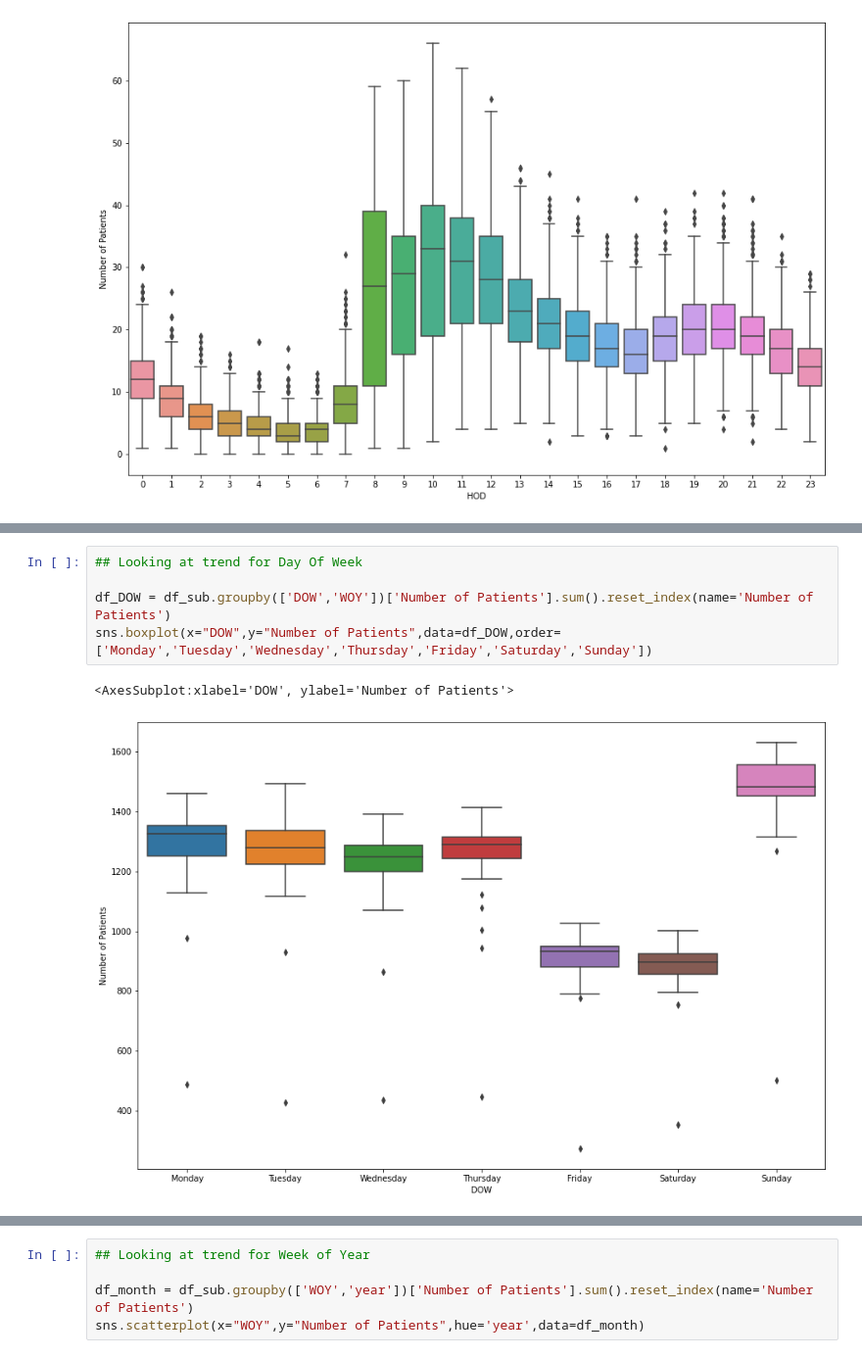
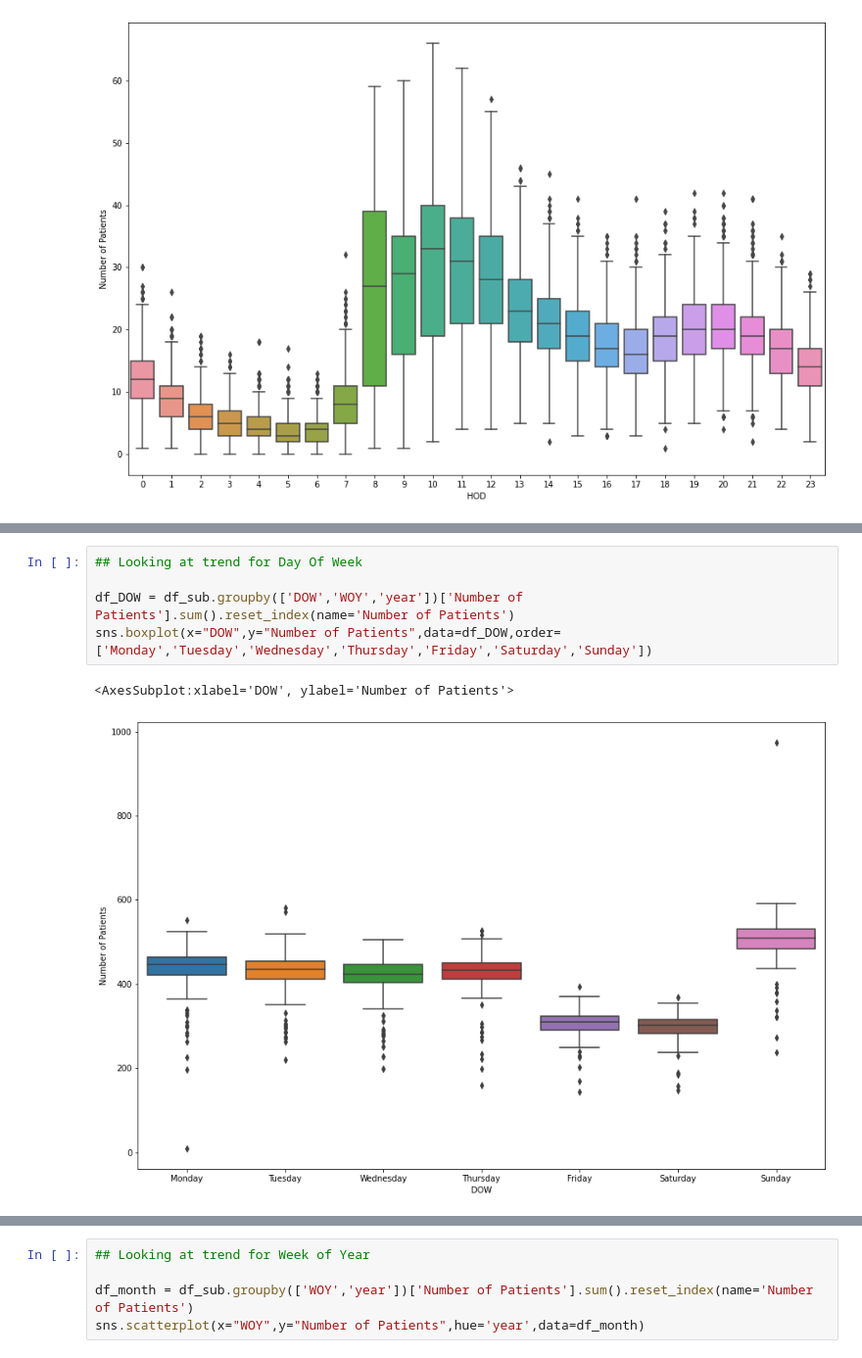
Before and after one commit to ss15859/Patient_Flow, a Jupyter notebook: exploratory_data_analysis.ipynb, the cells around one changed output, grey strips where cells are left out. Shown at 98% size. Cells and saved outputs as stored; diff of their text form.

```diff
--- a/exploratory_data_analysis.ipynb
+++ b/exploratory_data_analysis.ipynb
@@ -144,11 +144,11 @@ sns.boxplot(x="QOD",y="Number of Patients",data=df_QOD)
 # %%
 ## Looking at trend for Day Of Week
 
-df_DOW = df_sub.groupby(['DOW','WOY'])['Number of Patients'].sum().reset_index(name='Number of Patients')
+df_DOW = df_sub.groupby(['DOW','WOY','year'])['Number of Patients'].sum().reset_index(name='Number of Patients')
 sns.boxplot(x="DOW",y="Number of Patients",data=df_DOW,order=['Monday','Tuesday','Wednesday','Thursday','Friday','Saturday','Sunday'])
 # %% [output]
 <AxesSubplot:xlabel='DOW', ylabel='Number of Patients'>
-[figure, old version]
+[figure, new version]
 # %%
 ## Looking at trend for Month of the year
 
```
Also changed, not shown: parts of 3 cells of this notebook, 8 other files.
